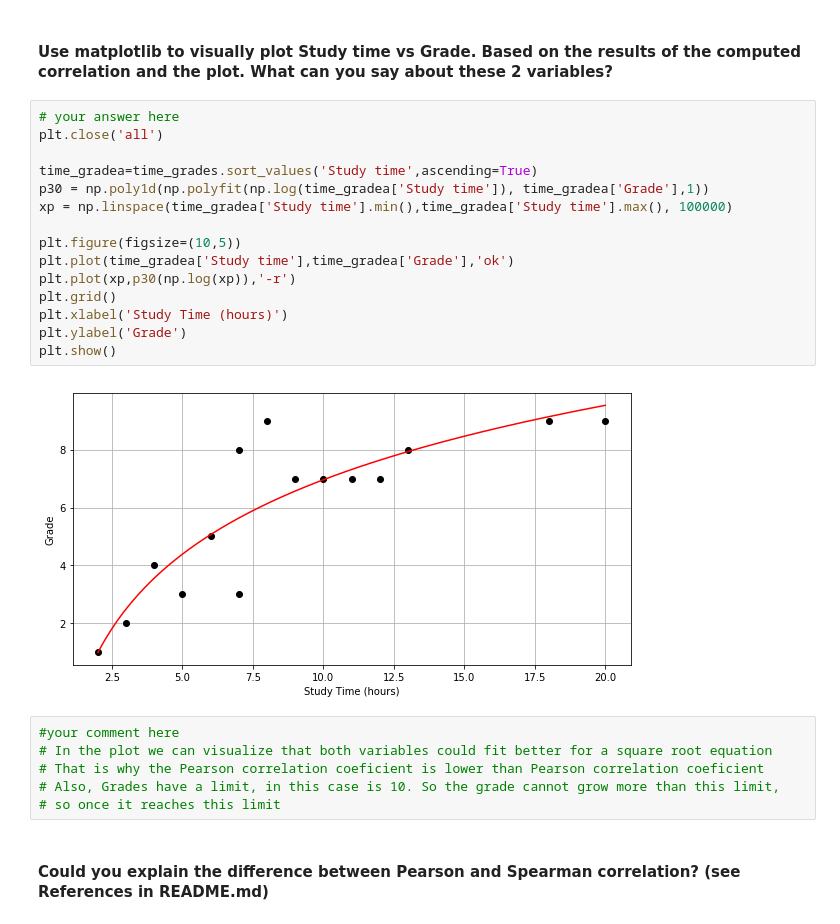
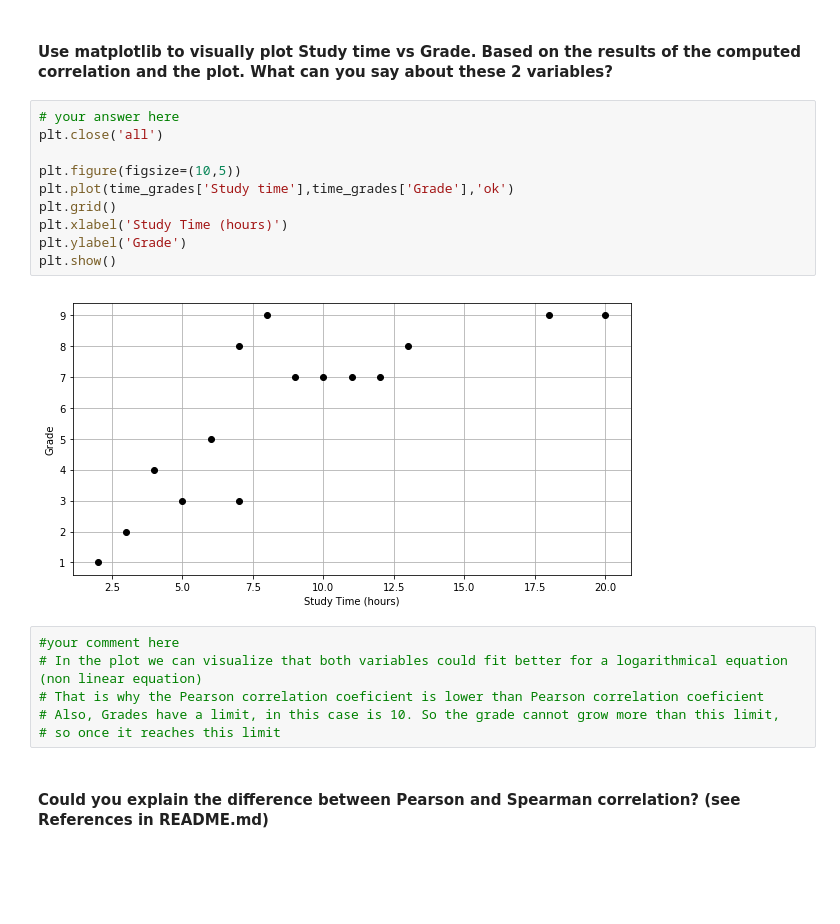
Before and after one commit to ironhack-datalabs/mad-oct-2018, a Jupyter notebook: module-2/lab-pivot-table-and-correlation/your_code/main.ipynb, the cells around one changed output. Drawn from its saved outputs; the diff is of its cells as text; blank space fills up the shorter version.

Commit message:
lab-pivot MOD #4 Linear Regressions Removed

```diff
--- a/module-2/lab-pivot-table-and-correlation/your_code/main.ipynb
+++ b/module-2/lab-pivot-table-and-correlation/your_code/main.ipynb
@@ -441,23 +421,18 @@ Spearman Correlation Coeficient:  0.819658753036942
 # %%
 # your answer here
 plt.close('all')
 
-time_gradea=time_grades.sort_values('Study time',ascending=True)
-p30 = np.poly1d(np.polyfit(np.log(time_gradea['Study time']), time_gradea['Grade'],1))
-xp = np.linspace(time_gradea['Study time'].min(),time_gradea['Study time'].max(), 100000)
-
 plt.figure(figsize=(10,5))
-plt.plot(time_gradea['Study time'],time_gradea['Grade'],'ok')
-plt.plot(xp,p30(np.log(xp)),'-r')
+plt.plot(time_grades['Study time'],time_grades['Grade'],'ok')
 plt.grid()
 plt.xlabel('Study Time (hours)')
 plt.ylabel('Grade')
 plt.show()
 # %% [output]
-[figure, old version]
+[figure, new version]
 # %%
 #your comment here
-# In the plot we can visualize that both variables could fit better for a square root equation
+# In the plot we can visualize that both variables could fit better for a logarithmical equation (non linear equation)
 # That is why the Pearson correlation coeficient is lower than Pearson correlation coeficient
 # Also, Grades have a limit, in this case is 10. So the grade cannot grow more than this limit,
 # so once it reaches this limit
```
Also changed, not shown: parts of 4 cells of this notebook.
